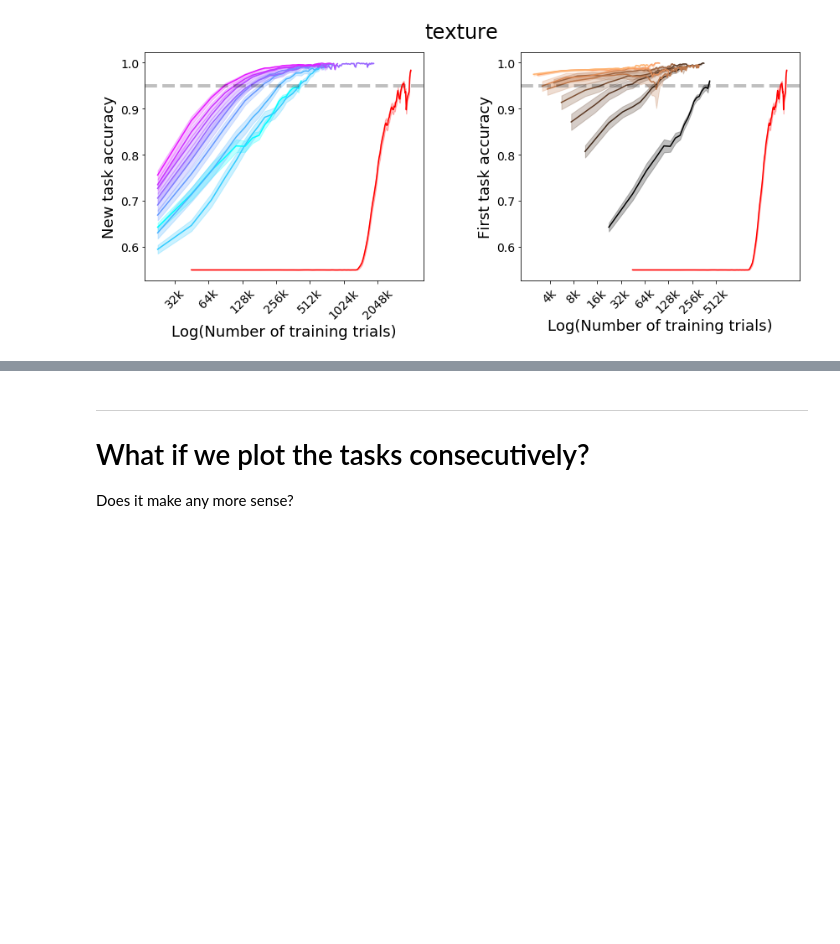
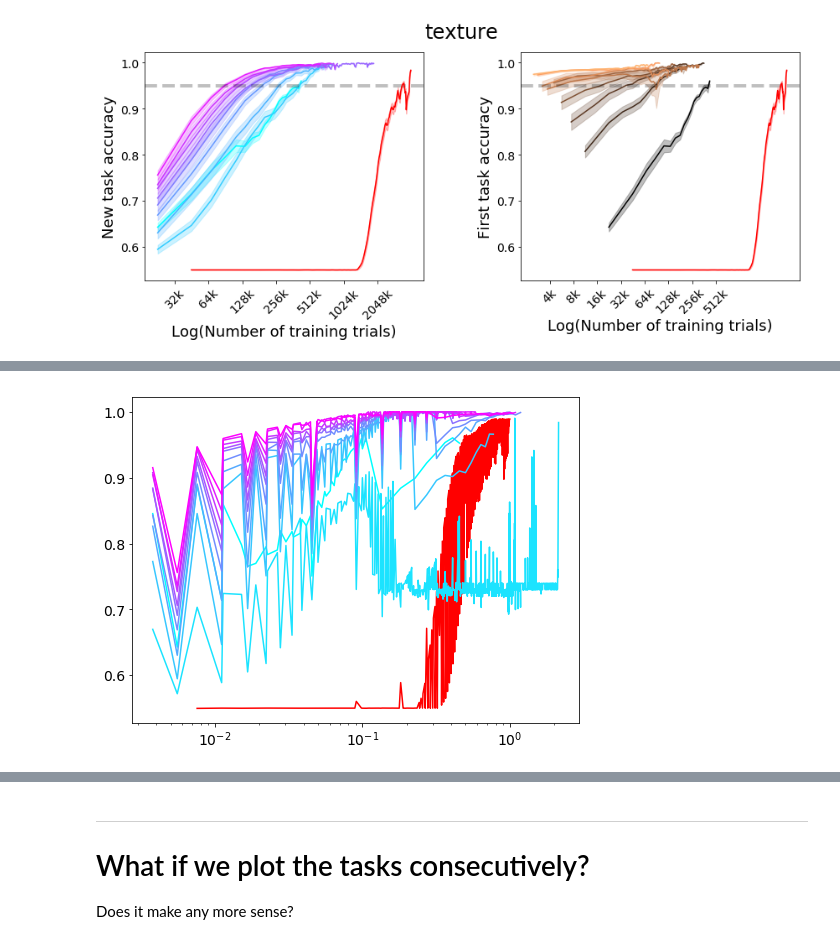
Before and after one commit to guydav/deep-learning-projects, a Jupyter notebook: notebooks/Simultaneous_Training_Plots.ipynb, the cells around one changed output, grey strips where cells are left out. Drawn from its saved outputs; the diff is of its cells as text; code cells hidden in the pictures; blank space fills up the shorter version.

Commit message:
WIP on the results for the simultaneous training.

```diff
--- a/notebooks/Simultaneous_Training_Plots.ipynb
+++ b/notebooks/Simultaneous_Training_Plots.ipynb
@@ -122,10 +122,11 @@ for dimension_index in range(3):
 
     TRIALS_PER_EPOCH = 45000
 
-    simultaneous_length = simultaneous_training_analyses[dimension_index].mean.shape[0]
-    simultaneous_x = np.arange(1, simultaneous_length + 1) * TRIALS_PER_EPOCH
     simultaneous_y = simultaneous_training_analyses[dimension_index].mean
     simultaneous_sem = simultaneous_training_analyses[dimension_index].sem
+
+    simultaneous_length = simultaneous_y.shape[0]
+    simultaneous_x = np.arange(1, simultaneous_length + 1) * TRIALS_PER_EPOCH
 
     for ax in raw_accuracy_axes:
         ax.plot(simultaneous_x, simultaneous_y, color='red')
@@ -139,0 +145,78 @@ for dimension_index in range(3):
+# %%
+SEQUENTIAL_TRIALS_PER_EPOCH = 22500
+SIMULTANEOUS_TRIALS_PER_EPOCH = 45000
+N = 60
+
+sequential_means = [defaultdict(list) for _ in range(10)]
+sequential_sems = [defaultdict(list) for _ in range(10)]
+
+simultaneous_means = defaultdict(list)
+simultaneous_sems = defaultdict(list)
+
+for dimension_index in range(3):
+    sequential_mean = six_replications_analyses[dimension_index].new_task_accuracies.mean
+    sequential_std = six_replications_analyses[dimension_index].new_task_accuracies.std
+    sequential_length = sequential_mean.shape[1]
+    sequential_x = np.arange(1, sequential_length + 1) * SEQUENTIAL_TRIALS_PER_EPOCH
+
+    simultaneous_mean = simultaneous_training_analyses[dimension_index].mean
+    simultaneous_sem = simultaneous_training_analyses[dimension_index].sem
+    simultaneous_length = simultaneous_mean.shape[0]
+    simultaneous_x = np.arange(1, simultaneous_length + 1) * SIMULTANEOUS_TRIALS_PER_EPOCH
+
+    max_simultaneous_x = simultaneous_x[-1]
+    simultaneous_x = simultaneous_x / max_simultaneous_x
+    sequential_x = sequential_x / max_simultaneous_x
+
+    for i, key in enumerate(simultaneous_x):
+        simultaneous_means[key].append(simultaneous_mean[i])
+        simultaneous_sems[key].append(simultaneous_sem[i])
+
+    for task in range(10):
+        for i, key in enumerate(sequential_x):
+            if np.isnan(sequential_mean[task, i]):
+                break
+
+            sequential_means[task][key].append(sequential_mean[task, i])
+            sequential_sems[task][key].append(sequential_std[task, i] / N ** 0.5)
+
+# Collate the results
+
+simultaneous_x, simultaneous_y = zip(*[(key, np.mean(simultaneous_means[key])) for key in sorted(simultaneous_means.keys())])
+simultaneous_x = np.array(simultaneous_x)
+simultaneous_y = np.array(simultaneous_y)
+simultaneous_y_sem = np.array([np.sqrt(np.sum(simultaneous_sems[key])) / len(simultaneous_sems[key]) for key in sorted(simultaneous_sems.keys())])
+
+sequential_xs = []
+sequential_ys = []
+sequential_y_sems = []
+
+for task in range(10):
+    seq_x, seq_y = zip(*[(key, np.mean(sequential_means[task][key])) for key in sorted(sequential_means[task].keys())])
+    sequential_xs.append(np.array(seq_x))
+    sequential_ys.append(np.array(seq_y))
+    seq_y_sem = [np.sqrt(np.sum(sequential_sems[task][key])) / len(sequential_sems[task][key])
+                 for key in sorted(sequential_sems[task].keys())]
+    sequential_y_sems.append(np.array(seq_y_sem))
+
+
+plt.figure(figsize=(8, 6))
+cmap = plt.get_cmap(QUERY_ORDINAL_POSITION_COMORLAP)
+
+plt.plot(simultaneous_x, simultaneous_y, color='red')
+# plt.fill_between(simultaneous_x, simultaneous_y - simultaneous_y_sem, simultaneous_y + simultaneous_y_sem,
+#                  color='red', alpha=0.25)
+
+for task in range(10):
+    seq_x = sequential_xs[task]
+    seq_y = sequential_ys[task]
+    seq_y_sem = sequential_y_sems[task]
+
+    color = cmap(task / 9)
+    plt.plot(seq_x, seq_y, color=color)
+#     plt.fill_between(seq_x, seq_y - seq_y_sem, seq_y + seq_y_sem, color=color, alpha=0.25)
+
+plt.semilogx()
+plt.show()
+# %% [output]
+[figure, added]
```
Also changed, not shown: parts of 5 cells of this notebook.
